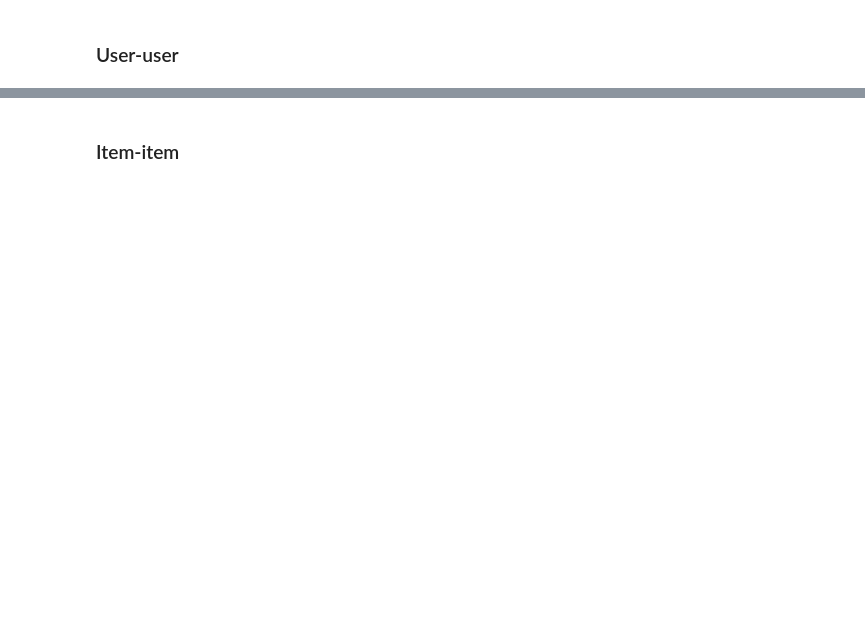
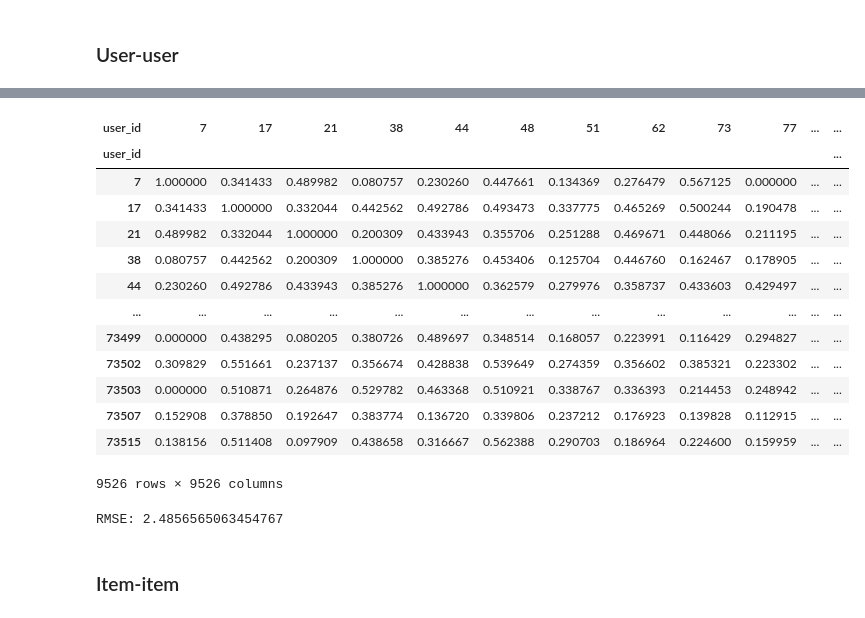
Before and after one commit to Daniela-MB/Recommendation_systems_and_interactive_dashboard, a Jupyter notebook: CA2_integrated_DVT-and-MLB_DanielaBarreto.ipynb, the cells around one changed output, grey strips where cells are left out. Drawn from its saved outputs; the diff is of its cells as text; code cells hidden in the pictures; blank space fills up the shorter version.

```diff
--- a/CA2_integrated_DVT-and-MLB_DanielaBarreto.ipynb
+++ b/CA2_integrated_DVT-and-MLB_DanielaBarreto.ipynb
@@ -670,0 +674,19 @@ similarity_matrix_df
+# %%
+filt_similarity_matrix = cosine_similarity(filt_df_ratings2, filt_df_ratings2)  #similarity matrix
+filt_similarity_matrix_df = pd.DataFrame(filt_similarity_matrix, index=filt_df_ratings.index, columns=filt_df_ratings.index)  #dataframe
+filt_similarity_matrix_df
+# %% [output]
+| user_id | 7 | 17 | 21 | 38 | 44 | 48 | 51 | 62 | 73 | 77 | ... | ... |
+| user_id |  |  |  |  |  |  |  |  |  |  |  | ... |
+| 7 | 1.000000 | 0.341433 | 0.489982 | 0.080757 | 0.230260 | 0.447661 | 0.134369 | 0.276479 | 0.567125 | 0.000000 | ... | ... |
+| 17 | 0.341433 | 1.000000 | 0.332044 | 0.442562 | 0.492786 | 0.493473 | 0.337775 | 0.465269 | 0.500244 | 0.190478 | ... | ... |
+| 21 | 0.489982 | 0.332044 | 1.000000 | 0.200309 | 0.433943 | 0.355706 | 0.251288 | 0.469671 | 0.448066 | 0.211195 | ... | ... |
+| 38 | 0.080757 | 0.442562 | 0.200309 | 1.000000 | 0.385276 | 0.453406 | 0.125704 | 0.446760 | 0.162467 | 0.178905 | ... | ... |
+| 44 | 0.230260 | 0.492786 | 0.433943 | 0.385276 | 1.000000 | 0.362579 | 0.279976 | 0.358737 | 0.433603 | 0.429497 | ... | ... |
+| ... | ... | ... | ... | ... | ... | ... | ... | ... | ... | ... | ... | ... |
+| 73499 | 0.000000 | 0.438295 | 0.080205 | 0.380726 | 0.489697 | 0.348514 | 0.168057 | 0.223991 | 0.116429 | 0.294827 | ... | ... |
+| 73502 | 0.309829 | 0.551661 | 0.237137 | 0.356674 | 0.428838 | 0.539649 | 0.274359 | 0.356602 | 0.385321 | 0.223302 | ... | ... |
+| 73503 | 0.000000 | 0.510871 | 0.264876 | 0.529782 | 0.463368 | 0.510921 | 0.338767 | 0.336393 | 0.214453 | 0.248942 | ... | ... |
+| 73507 | 0.152908 | 0.378850 | 0.192647 | 0.383774 | 0.136720 | 0.339806 | 0.237212 | 0.176923 | 0.139828 | 0.112915 | ... | ... |
+| 73515 | 0.138156 | 0.511408 | 0.097909 | 0.438658 | 0.316667 | 0.562388 | 0.290703 | 0.186964 | 0.224600 | 0.159959 | ... | ... |
+9526 rows × 9526 columns
@@ -671,2 +712,18 @@ similarity_matrix_df
+# %%
+from sklearn.metrics import mean_squared_error
+# Predict ratings for the test data
+predictions = []
+
+similarity_threshold = 0.8
+for index, row in X_test.iterrows():
+    user_id = row['user_id']
+    anime_id = row['anime_id']
+    predicted_rating = calculate_ratings_cos(anime_id, user_id, similarity_threshold)
+    predictions.append(predicted_rating)
+
+rmse = np.sqrt(mean_squared_error(y_test, predictions))
+print(f'RMSE: {rmse}')
+# %% [output]
+RMSE: 2.4856565063454767
 # %% [markdown]
 ### Item-item
```
Also changed, not shown: parts of 35 cells of this notebook.
